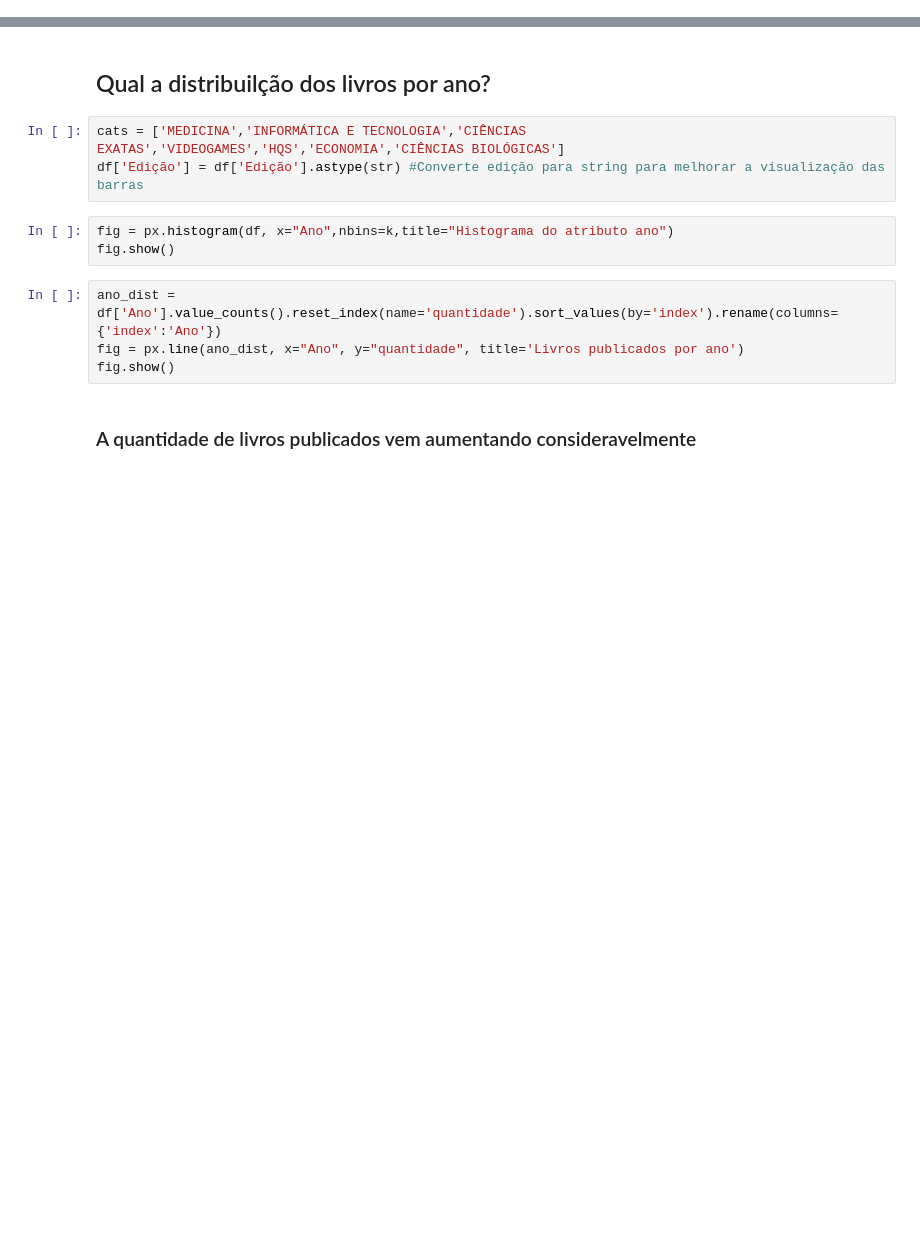
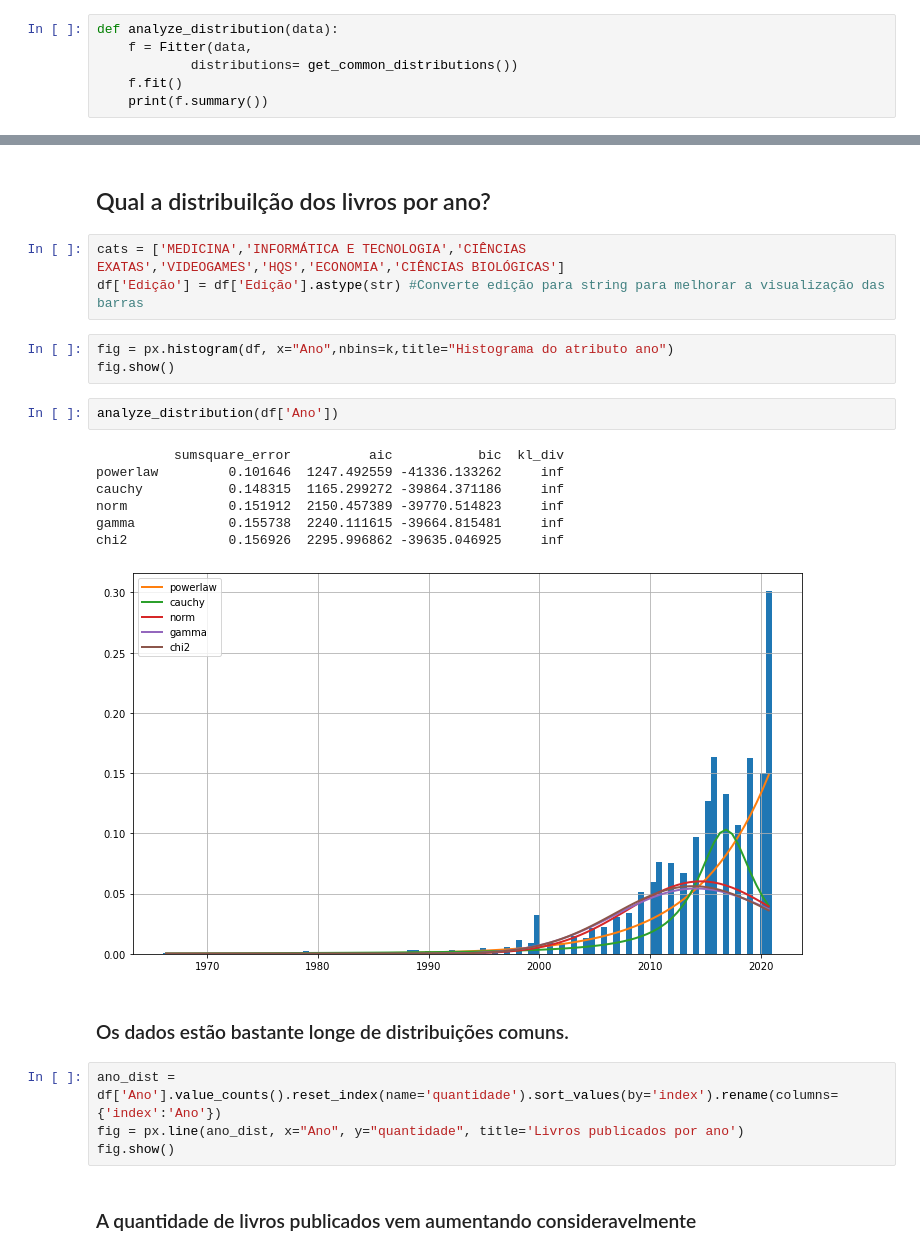
Before and after one commit to CaioViktor/Curso_Ciencias_de_Dados, a Jupyter notebook: trabalho/trab2/analise.ipynb, the cells around one changed output, grey strips where cells are left out. Saved outputs shown, nothing was run; the diff lists cells and outputs as text; blank space fills up the shorter version.

Commit message:
best fit distribution

```diff
--- a/trabalho/trab2/analise.ipynb
+++ b/trabalho/trab2/analise.ipynb
@@ -95,6 +107,12 @@ fig.update_traces(diagonal_visible=False)
 fig.show()
 # %% [markdown]
 ### De fato, não parece haver nenhuma correlação linear marcante. No entanto, é visível que o númro de páginas tem certa influência no preço. Além disso, nos últimos anos parece haver livros com um maior número de páginas e com um maior preço.
+# %%
+def analyze_distribution(data):
+    f = Fitter(data,
+            distributions= get_common_distributions())
+    f.fit()
+    print(f.summary())
 # %% [markdown]
 # Analisando a feature Ano
 # %% [markdown]
@@ -105,6 +123,18 @@ df['Edição'] = df['Edição'].astype(str) #Converte edição para string para
 # %%
 fig = px.histogram(df, x="Ano",nbins=k,title="Histograma do atributo ano")
 fig.show()
+# %%
+analyze_distribution(df['Ano'])
+# %% [output]
+          sumsquare_error          aic           bic  kl_div
+powerlaw         0.101646  1247.492559 -41336.133262     inf
+cauchy           0.148315  1165.299272 -39864.371186     inf
+norm             0.151912  2150.457389 -39770.514823     inf
+gamma            0.155738  2240.111615 -39664.815481     inf
+chi2             0.156926  2295.996862 -39635.046925     inf
+[figure, added]
+# %% [markdown]
+### Os dados estão bastante longe de distribuições comuns.
 # %%
 ano_dist = df['Ano'].value_counts().reset_index(name='quantidade').sort_values(by='index').rename(columns={'index':'Ano'})
 fig = px.line(ano_dist, x="Ano", y="quantidade", title='Livros publicados por ano')
```
Also changed, not shown: parts of 25 cells of this notebook.
